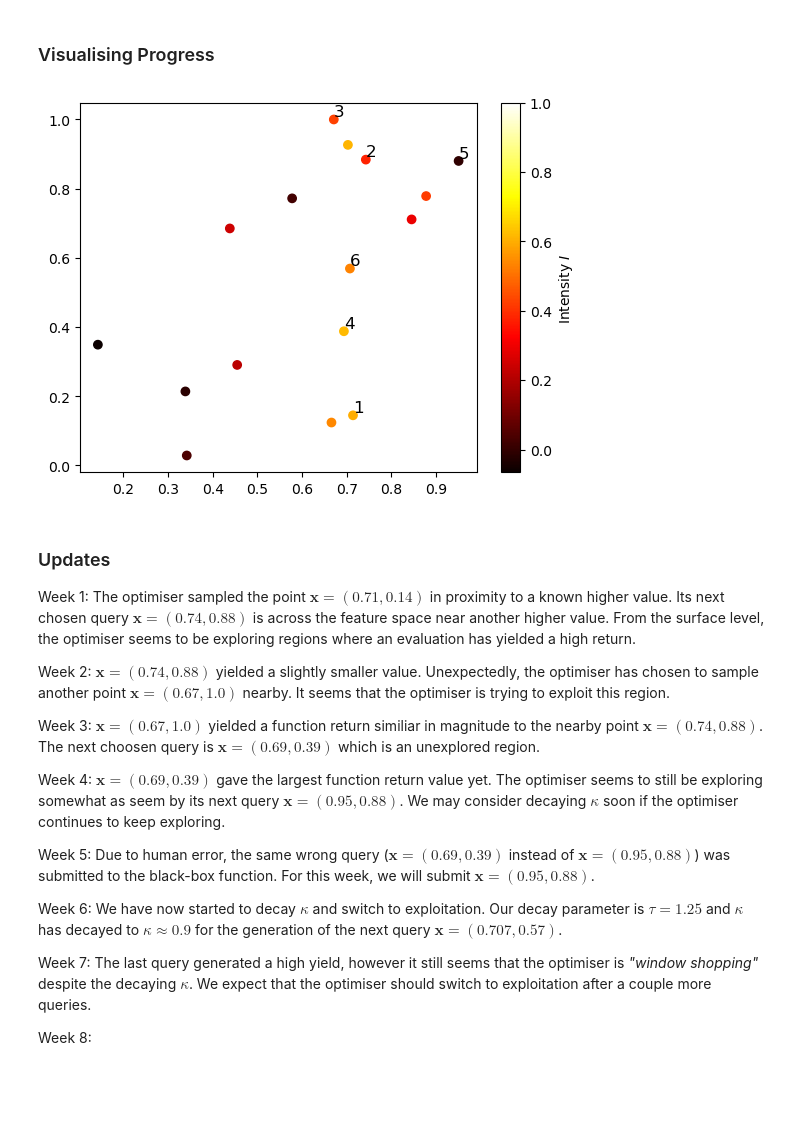
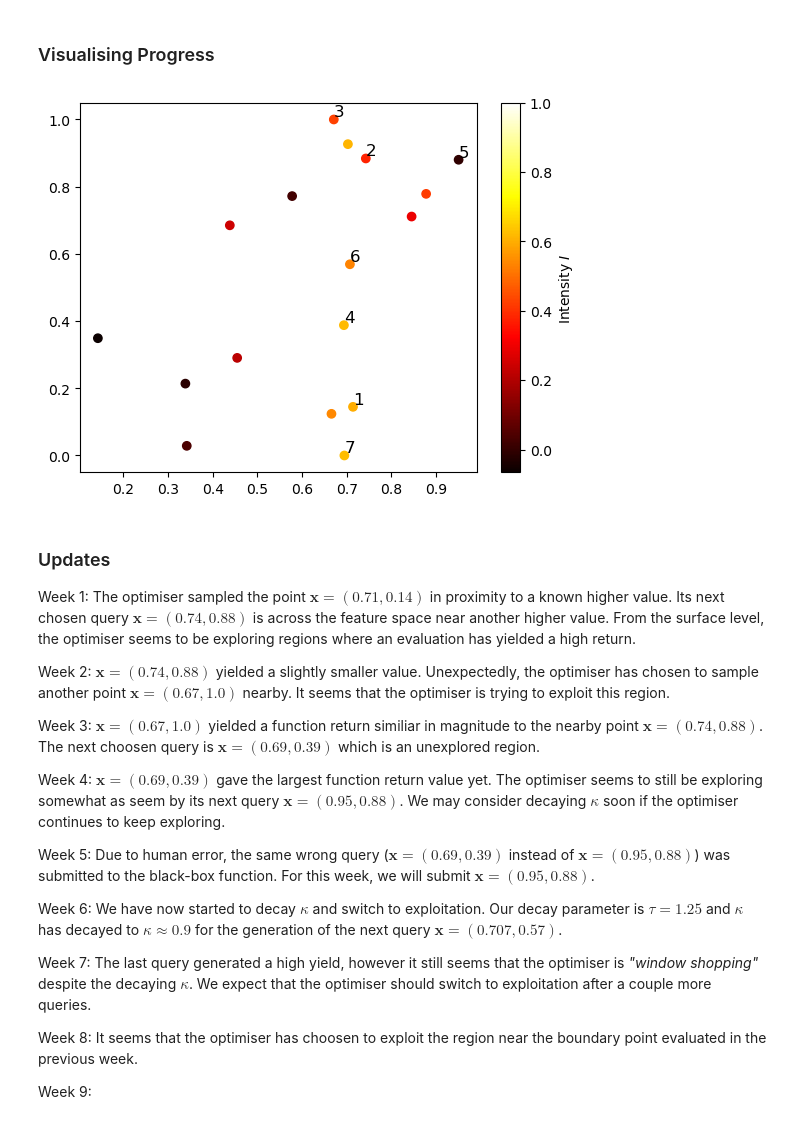
Before and after one commit to prithvi-ramrucha/Capstone-Project, a Jupyter notebook: Function 2/Function 2.ipynb, the cells around one changed output. Drawn from its saved outputs; the diff is of its cells as text; code cells hidden in the pictures; blank space fills up the shorter version.

Commit message:
week 9 queries generated (1/2).

```diff
--- a/Function 2/Function 2.ipynb
+++ b/Function 2/Function 2.ipynb
@@ -195,39 +195,41 @@ X_new = [[0.714022, 0.144772],
          [0.671032198675634, 1.0],
          [0.693657329560127, 0.387796793163461],
          [0.950533712613288, 0.880113144198796],
-         [0.707123062636893, 0.569087393419978]
+         [0.707123062636893, 0.569087393419978],
+         [0.694697, 0.000000]
 ]
 
 y_new = [0.5974724463060992,
          0.3768987459655726,
          0.428581720970266,
          0.618115021297223,
          -0.004621971838607,
-         0.529657108588525]
+         0.529657108588525,
+         0.6249467279360946]
 
 # Concatenating,
 X = np.concatenate((X, X_new), axis=0)
 y = np.concatenate((y, y_new), axis=0)
 
 # Plotting,
 plt.scatter(X.T[0], X.T[1], c=y, cmap="hot", vmax=1)
 plt.plot()
 plt.colorbar(label="Intensity $I$")
 
 for i, (x1, x2) in enumerate(X_new):
     plt.text(
         x1,
         x2,
         str(i + 1),
         color="black",
         fontsize=12,
         ha="left",
         va="bottom"
     )
 
 plt.show()
 # %% [output]
-[figure, old version]
+[figure, new version]
 # %% [markdown]
 ### Updates
 
@@ -245,4 +247,6 @@ Week 6: We have now started to decay $\kappa$ and switch to exploitation. Our de
 
 Week 7: The last query generated a high yield, however it still seems that the optimiser is _"window shopping"_ despite the decaying $\kappa$. We expect that the optimiser should switch to exploitation after a couple more queries.
 
-Week 8:
+Week 8: It seems that the optimiser has choosen to exploit the region near the boundary point evaluated in the previous week.
+
+Week 9:
```
Also changed, not shown: parts of 4 cells of this notebook, 21 other files.
